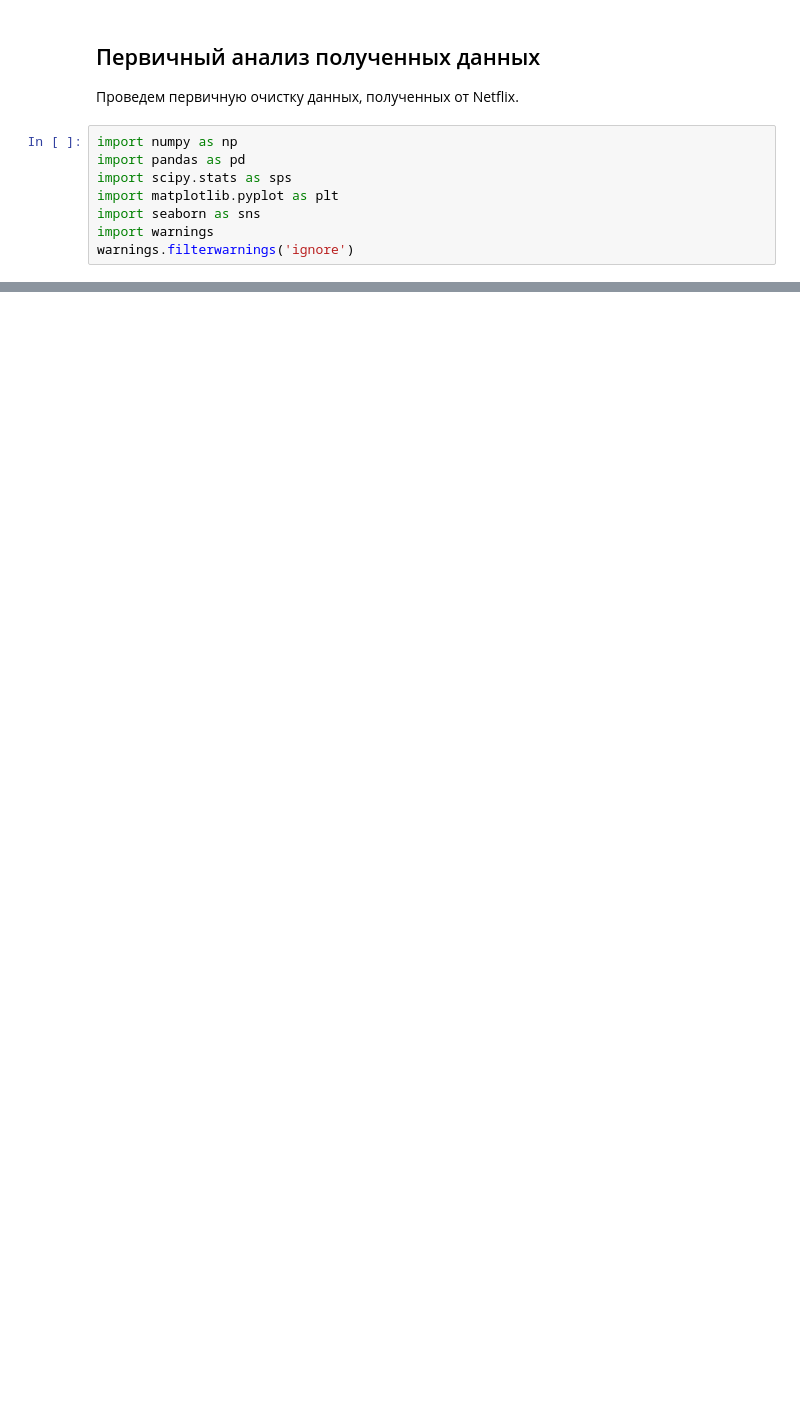
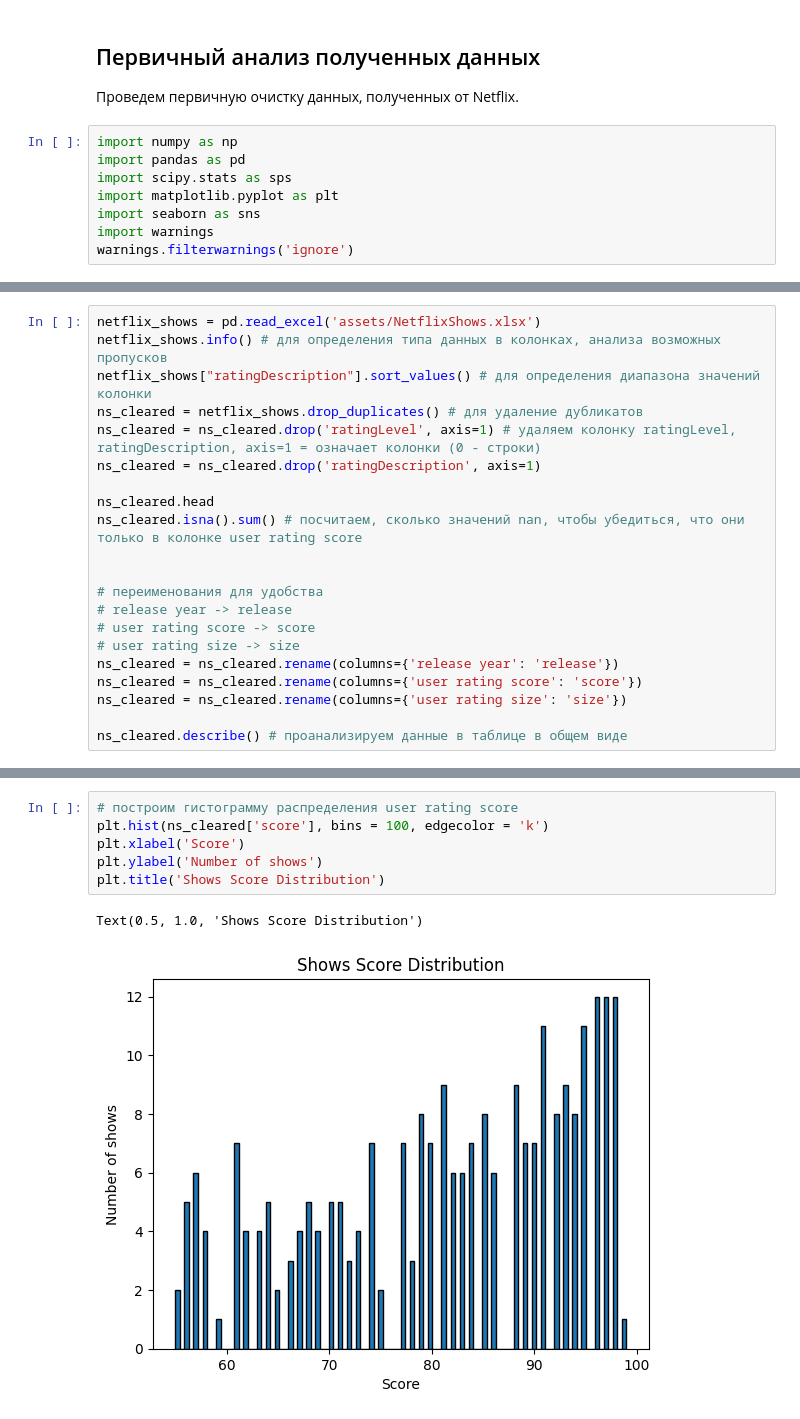
Before and after one commit to musinit/netflix_research, a Jupyter notebook: initial_analysis.ipynb, the cells around one changed output, grey strips where cells are left out. Drawn from its saved outputs; the diff is of its cells as text; blank space fills up the shorter version.

Commit message:
базовая очистка данных; гистограммы оценок (score, size)

```diff
--- a/initial_analysis.ipynb
+++ b/initial_analysis.ipynb
@@ -38,0 +18,21 @@ memory usage: 54.8+ KB
+# %%
+netflix_shows = pd.read_excel('assets/NetflixShows.xlsx')
+netflix_shows.info() # для определения типа данных в колонках, анализа возможных пропусков
+netflix_shows["ratingDescription"].sort_values() # для определения диапазона значений колонки
+ns_cleared = netflix_shows.drop_duplicates() # для удаление дубликатов
+ns_cleared = ns_cleared.drop('ratingLevel', axis=1) # удаляем колонку ratingLevel, ratingDescription, axis=1 = означает колонки (0 - строки)
+ns_cleared = ns_cleared.drop('ratingDescription', axis=1)
+
+ns_cleared.head
+ns_cleared.isna().sum() # посчитаем, сколько значений nan, чтобы убедиться, что они только в колонке user rating score
+
+
+# переименования для удобства
+# release year -> release
+# user rating score -> score
+# user rating size -> size
+ns_cleared = ns_cleared.rename(columns={'release year': 'release'})
+ns_cleared = ns_cleared.rename(columns={'user rating score': 'score'})
+ns_cleared = ns_cleared.rename(columns={'user rating size': 'size'})
+
+ns_cleared.describe() # проанализируем данные в таблице в общем виде
@@ -50,0 +88,9 @@ memory usage: 54.8+ KB
+# %%
+# построим гистограмму распределения user rating score
+plt.hist(ns_cleared['score'], bins = 100, edgecolor = 'k')
+plt.xlabel('Score')
+plt.ylabel('Number of shows')
+plt.title('Shows Score Distribution')
+# %% [output]
+Text(0.5, 1.0, 'Shows Score Distribution')
+[figure, added]
```
Also changed, not shown: parts of 11 cells of this notebook.
